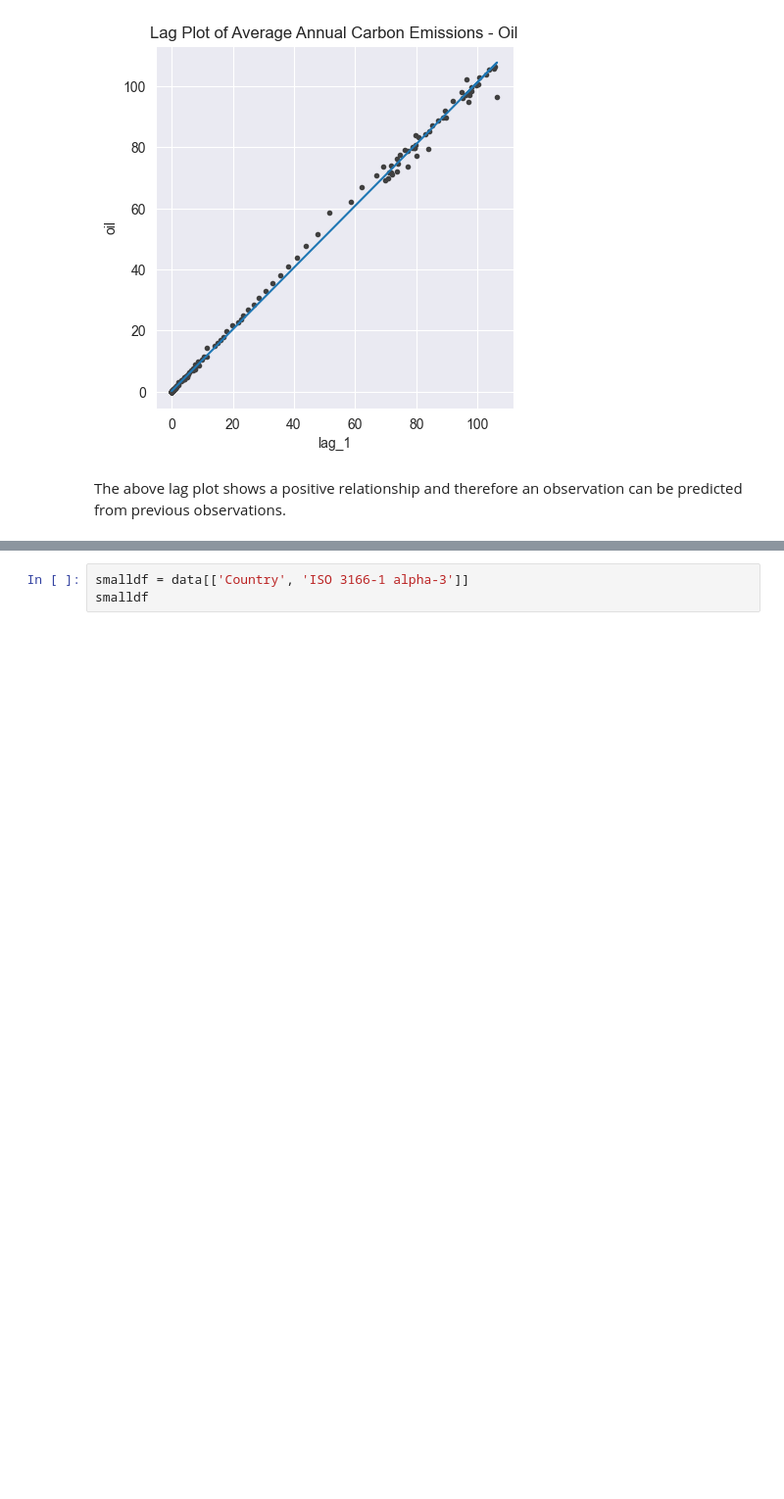
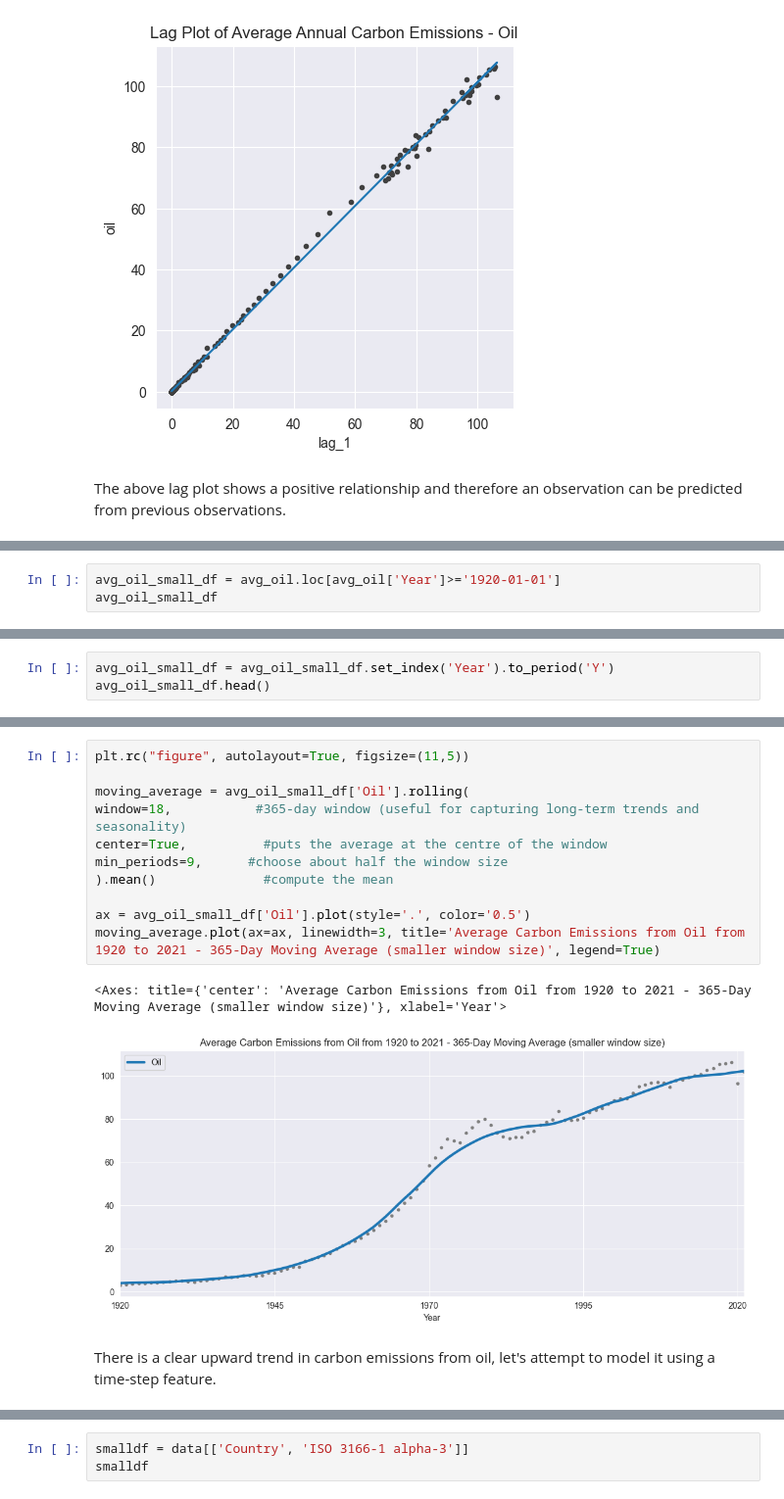
Before and after one commit to KS-coder77/carbon_emissions_eda, a Jupyter notebook: carbon_emissions_EDA.ipynb, the cells around one changed output, grey strips where cells are left out. Shown at 98% size. Saved outputs shown, nothing was run; the diff lists cells and outputs as text; blank space fills up the shorter version.

```diff
--- a/carbon_emissions_EDA.ipynb
+++ b/carbon_emissions_EDA.ipynb
@@ -957,0 +978,3 @@ The above lag plot shows a positive relationship and therefore an observation ca
+# %%
+avg_oil_small_df = avg_oil.loc[avg_oil['Year']>='1920-01-01']
+avg_oil_small_df
@@ -957,0 +995,3 @@ The above lag plot shows a positive relationship and therefore an observation ca
+# %%
+avg_oil_small_df = avg_oil_small_df.set_index('Year').to_period('Y')
+avg_oil_small_df.head()
@@ -957,0 +1018,16 @@ The above lag plot shows a positive relationship and therefore an observation ca
+# %%
+plt.rc("figure", autolayout=True, figsize=(11,5))
+
+moving_average = avg_oil_small_df['Oil'].rolling(
+window=18,           #365-day window (useful for capturing long-term trends and seasonality)
+center=True,          #puts the average at the centre of the window
+min_periods=9,      #choose about half the window size
+).mean()              #compute the mean
+
+ax = avg_oil_small_df['Oil'].plot(style='.', color='0.5')
+moving_average.plot(ax=ax, linewidth=3, title='Average Carbon Emissions from Oil from 1920 to 2021 - 365-Day Moving Average (smaller window size)', legend=True)
+# %% [output]
+<Axes: title={'center': 'Average Carbon Emissions from Oil from 1920 to 2021 - 365-Day Moving Average (smaller window size)'}, xlabel='Year'>
+[figure, added]
+# %% [markdown]
+There is a clear upward trend in carbon emissions from oil, let's attempt to model it using a time-step feature.
```
Also changed, not shown: parts of 32 cells of this notebook.
